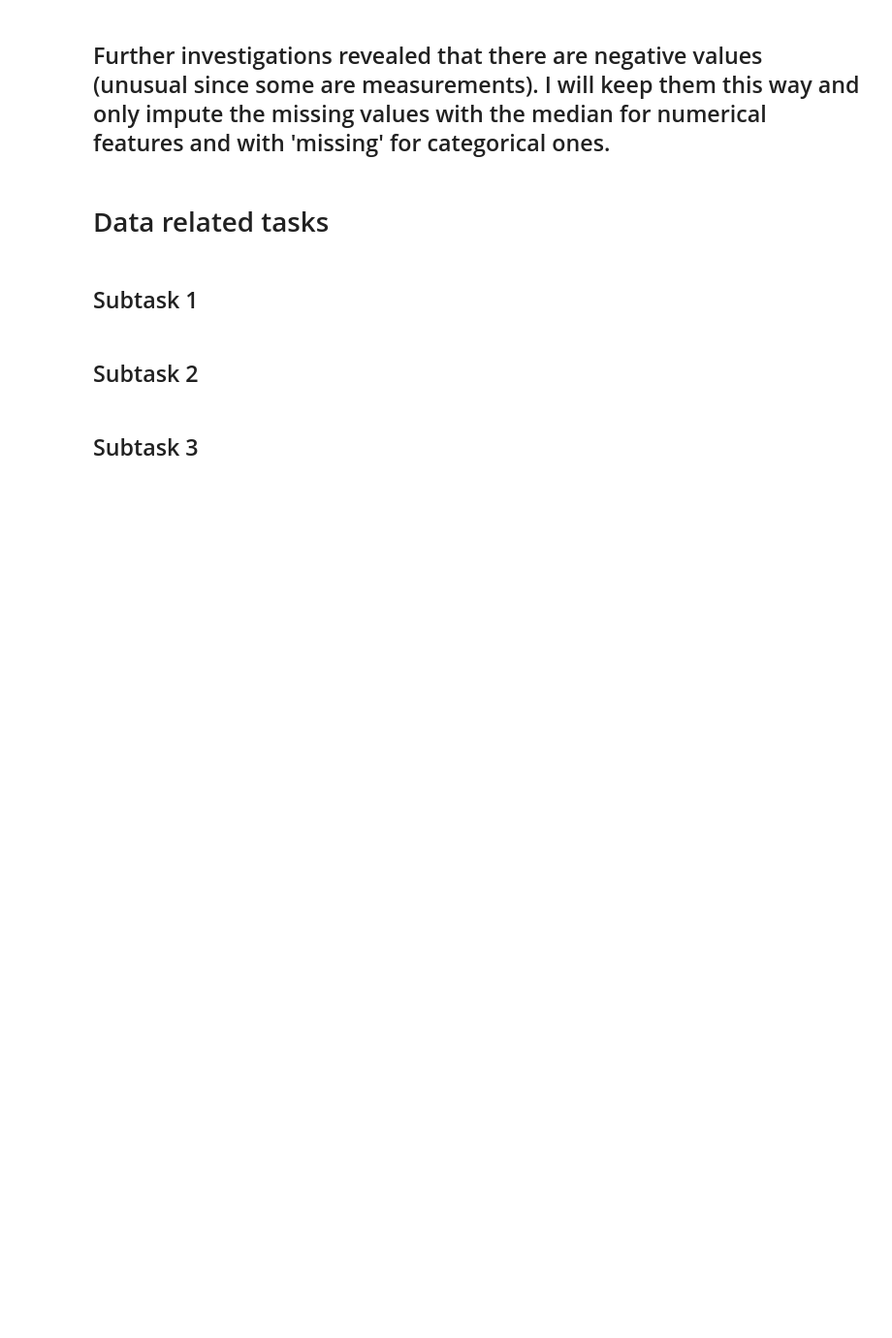
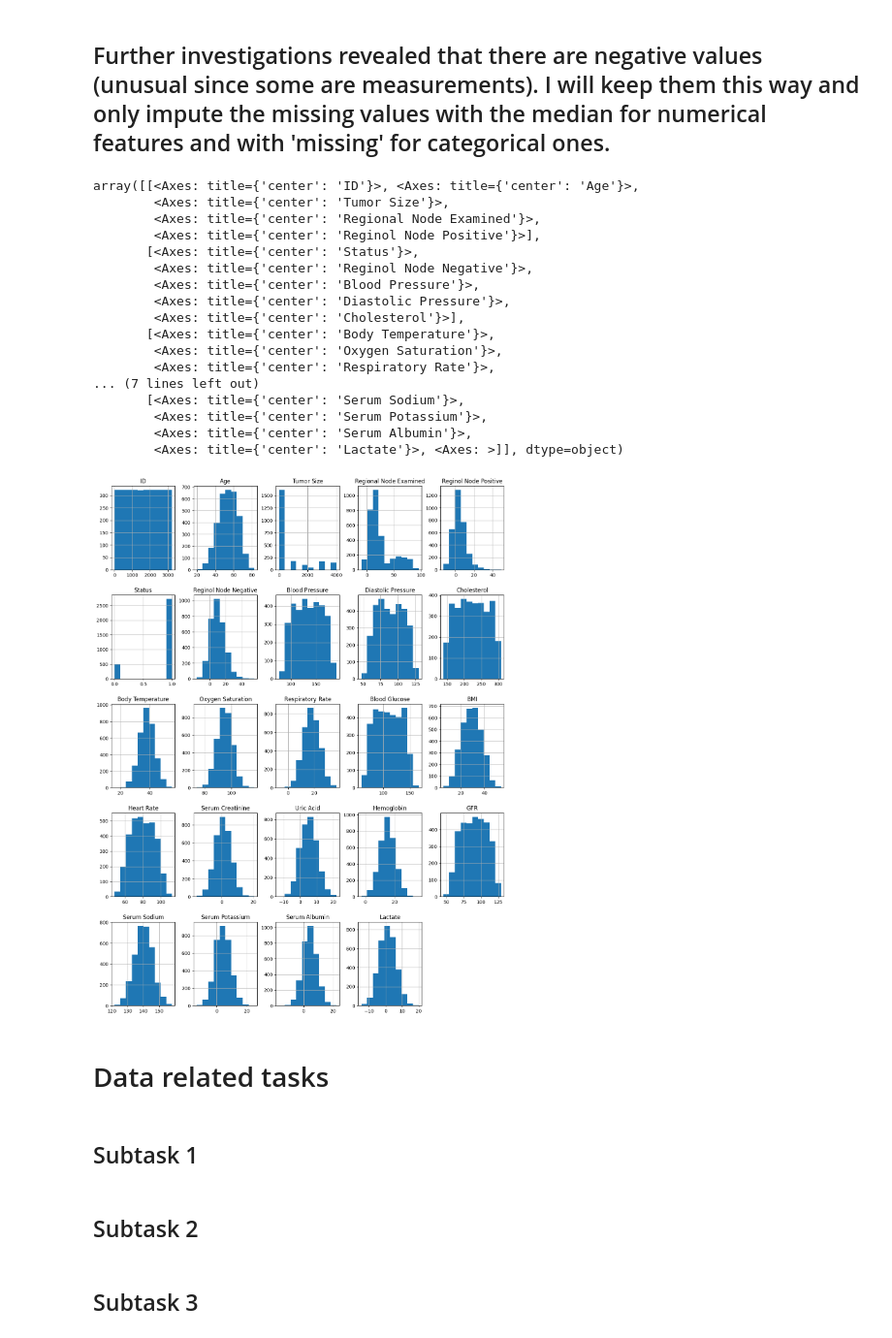
Before and after one commit to BogdanVlad06/ML-Classify-Patient-Status, a Jupyter notebook: patient_classif.ipynb, the cells around one changed output. Shown at 97% size. Drawn from its saved outputs; the diff is of its cells as text; code cells hidden in the pictures; blank space fills up the shorter version.

```diff
--- a/patient_classif.ipynb
+++ b/patient_classif.ipynb
@@ -73,5 +80,27 @@ train_df.describe()
 # %% [markdown]
 ## Further investigations revealed that there are negative values (unusual since some are measurements). I will keep them this way and only impute the missing values with the median for numerical features and with 'missing' for categorical ones.
+# %%
+# Data appears to be well distributed
+train_df.hist(figsize=(15, 20))
+# %% [output]
+array([[<Axes: title={'center': 'ID'}>, <Axes: title={'center': 'Age'}>,
+        <Axes: title={'center': 'Tumor Size'}>,
+        <Axes: title={'center': 'Regional Node Examined'}>,
+        <Axes: title={'center': 'Reginol Node Positive'}>],
+       [<Axes: title={'center': 'Status'}>,
+        <Axes: title={'center': 'Reginol Node Negative'}>,
+        <Axes: title={'center': 'Blood Pressure'}>,
+        <Axes: title={'center': 'Diastolic Pressure'}>,
+        <Axes: title={'center': 'Cholesterol'}>],
+       [<Axes: title={'center': 'Body Temperature'}>,
+        <Axes: title={'center': 'Oxygen Saturation'}>,
+        <Axes: title={'center': 'Respiratory Rate'}>,
+... (7 lines left out)
+       [<Axes: title={'center': 'Serum Sodium'}>,
+        <Axes: title={'center': 'Serum Potassium'}>,
+        <Axes: title={'center': 'Serum Albumin'}>,
+        <Axes: title={'center': 'Lactate'}>, <Axes: >]], dtype=object)
+[figure, added]
 # %% [markdown]
 # Data related tasks
 # %% [markdown]
```
Also changed, not shown: parts of 36 cells of this notebook.
